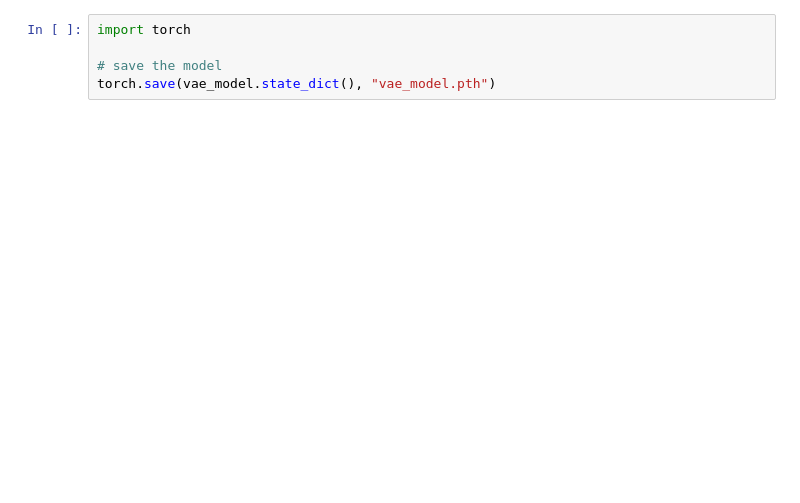
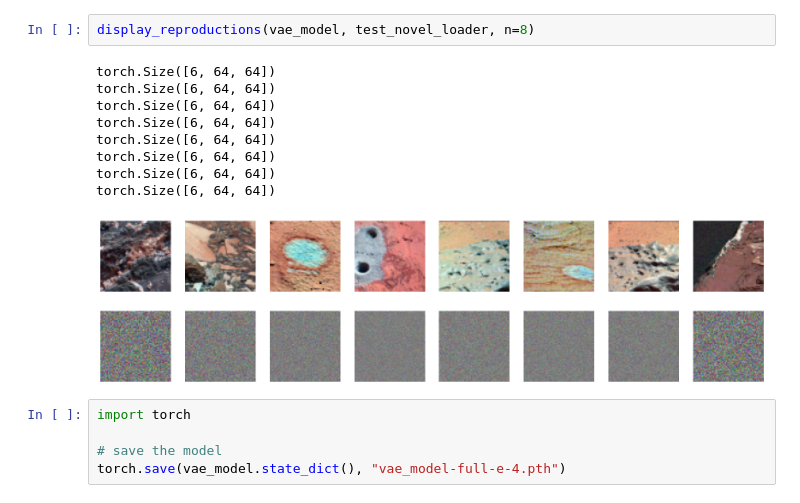
Before and after one commit to piotrdurniat/curiosity-mastcam-anomaly-detection, a Jupyter notebook: vae/vae_mastcam.ipynb, the cells around one changed output. Saved outputs shown, nothing was run; the diff lists cells and outputs as text; blank space fills up the shorter version.

```diff
--- a/vae/vae_mastcam.ipynb
+++ b/vae/vae_mastcam.ipynb
@@ -550,7 +745,19 @@ TypeError: Invalid shape (6, 64, 64) for image data
+# %%
+display_reproductions(vae_model, test_novel_loader, n=8)
+# %% [output]
+torch.Size([6, 64, 64])
+torch.Size([6, 64, 64])
+torch.Size([6, 64, 64])
+torch.Size([6, 64, 64])
+torch.Size([6, 64, 64])
+torch.Size([6, 64, 64])
+torch.Size([6, 64, 64])
+torch.Size([6, 64, 64])
+[figure, added]
 # %%
 import torch
 
 # save the model
-torch.save(vae_model.state_dict(), "vae_model.pth")
+torch.save(vae_model.state_dict(), "vae_model-full-e-4.pth")
 # %%
 # load the model
```
Also changed, not shown: parts of 24 cells of this notebook.
